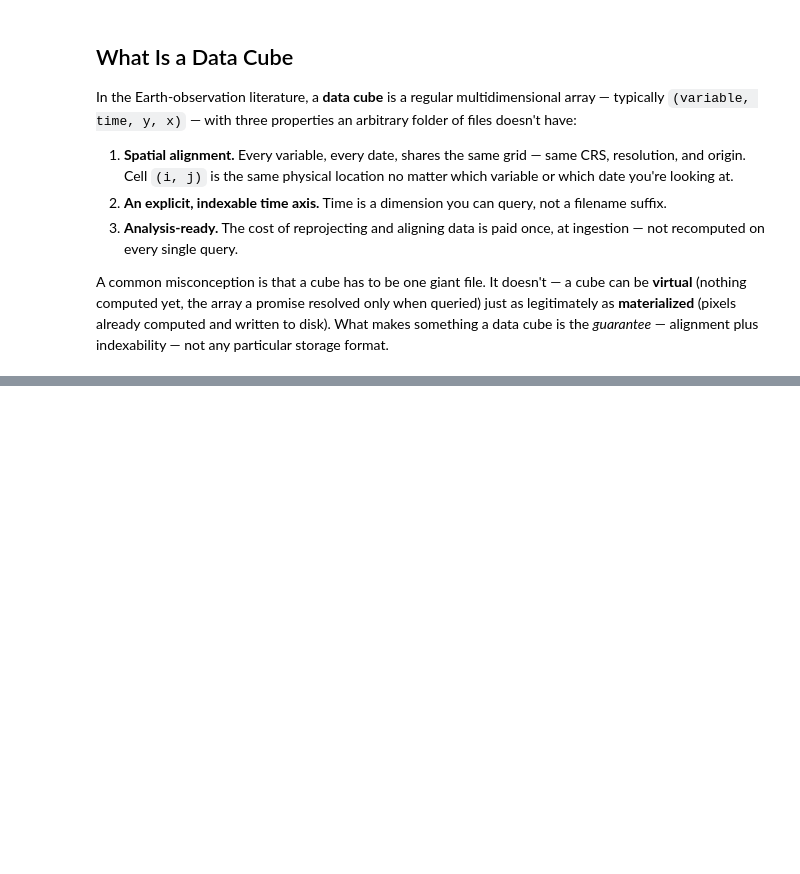
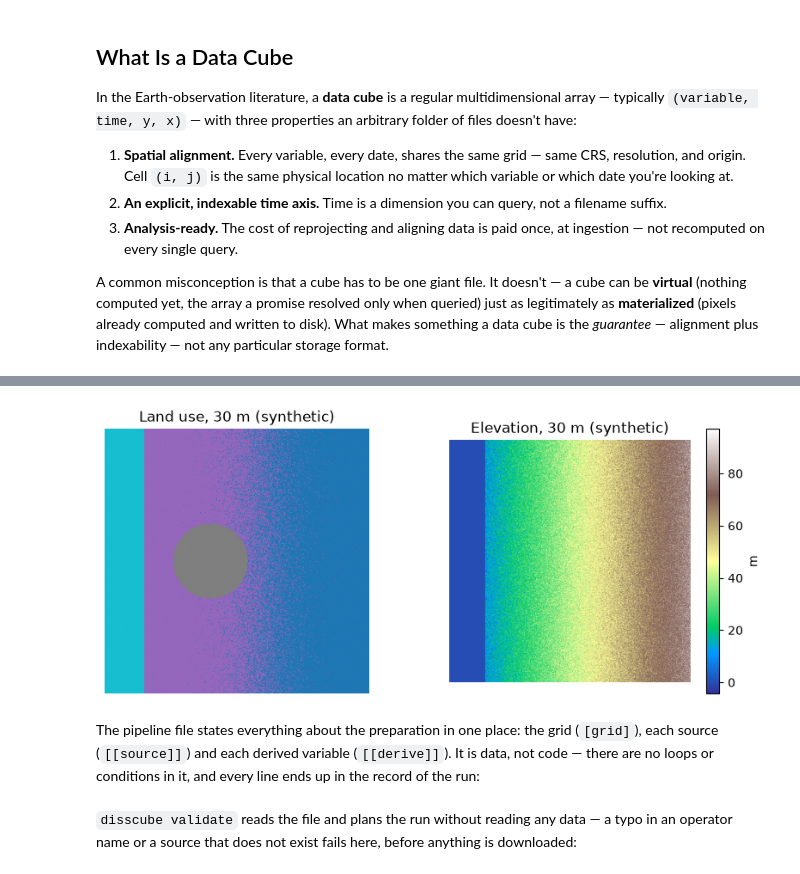
Before and after one commit to LambdaGeo/geospatial-modeling-python, a Jupyter notebook: docs/part6/ch28_disscube.ipynb, the cells around one changed output, grey strips where cells are left out. Saved outputs shown, nothing was run; the diff lists cells and outputs as text; code cells hidden in the pictures; blank space fills up the shorter version.

```diff
--- a/docs/part6/ch28_disscube.ipynb
+++ b/docs/part6/ch28_disscube.ipynb
@@ -152,0 +73,43 @@ Three practical questions come up as soon as more than one grid enters a project
+# %%
+import shutil
+from pathlib import Path
+import rasterio
+from rasterio.transform import from_origin
+
+DEMO = Path("cube_demo")
+shutil.rmtree(DEMO, ignore_errors=True)        # start from an empty folder every time
+(DEMO / "raw").mkdir(parents=True)
+
+CRS = "EPSG:31983"                              # SIRGAS 2000 / UTM zone 23S
+ORIGIN = (570_000, 9_720_000)                   # upper-left corner, metres
+FINE, N = 30.0, 400                             # 400 × 400 pixels of 30 m
+FOREST, PASTURE, URBAN, WATER = 3, 15, 24, 33   # MapBiomas-style codes
+
+rng = np.random.default_rng(42)
+x = np.linspace(0, 1, N)[None, :].repeat(N, axis=0)
+y = np.linspace(0, 1, N)[:, None].repeat(N, axis=1)
+
+landuse = np.full((N, N), PASTURE, dtype="uint8")
+landuse[x + 0.1 * rng.standard_normal((N, N)) > 0.6] = FOREST
+landuse[(x - 0.4) ** 2 + (y - 0.5) ** 2 < 0.02] = URBAN
+landuse[x < 0.15] = WATER
+
+elevation = (80 * x + 5 * rng.standard_normal((N, N))).astype("float32")
+elevation[landuse == WATER] = 0.0
+
+for name, array in [("landuse", landuse), ("elevation", elevation)]:
+    with rasterio.open(DEMO / "raw" / f"{name}.tif", "w", driver="GTiff", height=N, width=N, count=1,
+                       dtype=array.dtype, crs=CRS, transform=from_origin(*ORIGIN, FINE, FINE)) as dst:
+        dst.write(array, 1)
+
+fig, axes = plt.subplots(1, 2, figsize=(10, 4))
+axes[0].imshow(landuse, cmap="tab10"); axes[0].set_title("Land use, 30 m (synthetic)")
+im = axes[1].imshow(elevation, cmap="terrain"); axes[1].set_title("Elevation, 30 m (synthetic)")
+fig.colorbar(im, ax=axes[1], label="m")
+for ax in axes:
+    ax.set_axis_off()
+plt.show()
+# %% [output]
+[figure, added]
+# %% [markdown]
+The pipeline file states everything about the preparation in one place: the grid (`[grid]`), each source (`[[source]]`) and each derived variable (`[[derive]]`). It is data, not code — there are no loops or conditions in it, and every line ends up in the record of the run:
@@ -152,0 +156,2 @@ Three practical questions come up as soon as more than one grid enters a project
+# %% [markdown]
+`disscube validate` reads the file and plans the run without reading any data — a typo in an operator name or a source that does not exist fails here, before anything is downloaded:
```
Also changed, not shown: parts of 50 cells of this notebook, 2 other files.
